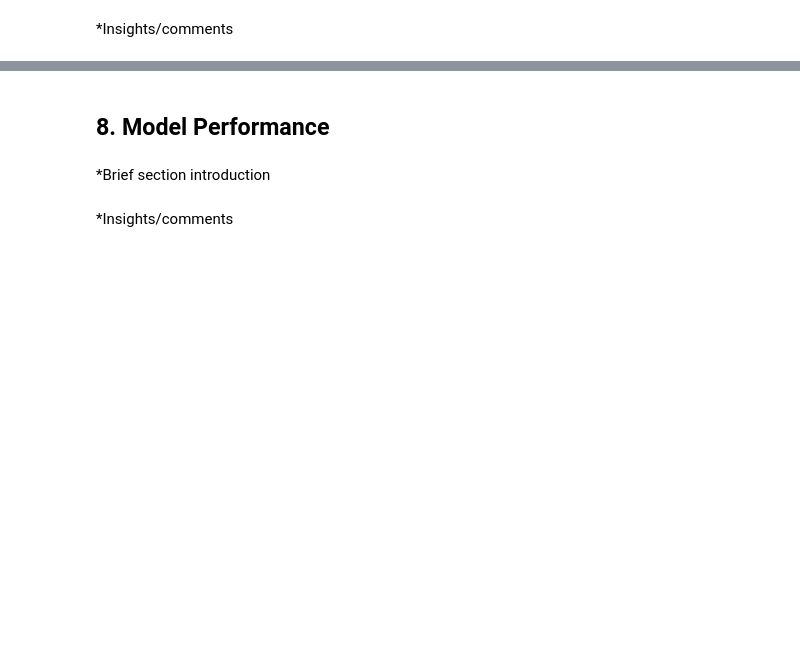
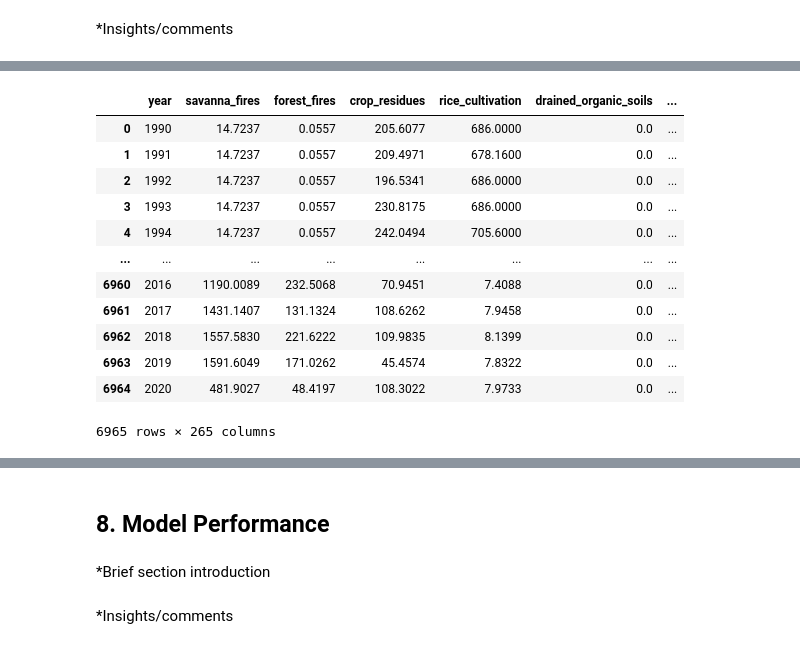
Before and after one commit to Boikoko/2401FTDS_Regression_Project, a Jupyter notebook: Regression_Project_Team_3.ipynb, the cells around one changed output, grey strips where cells are left out. Saved outputs shown, nothing was run; the diff lists cells and outputs as text; code cells hidden in the pictures; blank space fills up the shorter version.

```diff
--- a/Regression_Project_Team_3.ipynb
+++ b/Regression_Project_Team_3.ipynb
@@ -428,0 +452,17 @@ plt.show()
+# %%
+df_encoded = df_encoded.map(lambda x: 1 if x is True else (0 if x is False else x))
+df_encoded
+# %% [output]
+|  | year | savanna_fires | forest_fires | crop_residues | rice_cultivation | drained_organic_soils | ... |
+| 0 | 1990 | 14.7237 | 0.0557 | 205.6077 | 686.0000 | 0.0 | ... |
+| 1 | 1991 | 14.7237 | 0.0557 | 209.4971 | 678.1600 | 0.0 | ... |
+| 2 | 1992 | 14.7237 | 0.0557 | 196.5341 | 686.0000 | 0.0 | ... |
+| 3 | 1993 | 14.7237 | 0.0557 | 230.8175 | 686.0000 | 0.0 | ... |
+| 4 | 1994 | 14.7237 | 0.0557 | 242.0494 | 705.6000 | 0.0 | ... |
+| ... | ... | ... | ... | ... | ... | ... | ... |
+| 6960 | 2016 | 1190.0089 | 232.5068 | 70.9451 | 7.4088 | 0.0 | ... |
+| 6961 | 2017 | 1431.1407 | 131.1324 | 108.6262 | 7.9458 | 0.0 | ... |
+| 6962 | 2018 | 1557.5830 | 221.6222 | 109.9835 | 8.1399 | 0.0 | ... |
+| 6963 | 2019 | 1591.6049 | 171.0262 | 45.4574 | 7.8322 | 0.0 | ... |
+| 6964 | 2020 | 481.9027 | 48.4197 | 108.3022 | 7.9733 | 0.0 | ... |
+6965 rows × 265 columns
```
Also changed, not shown: parts of 4 cells of this notebook.
